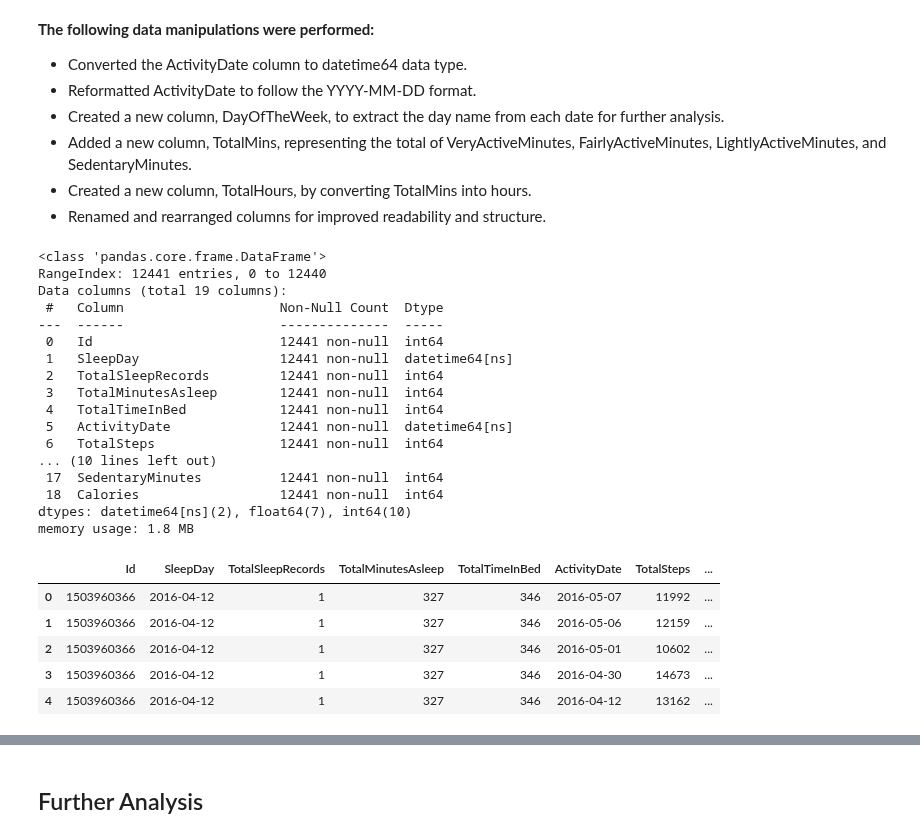
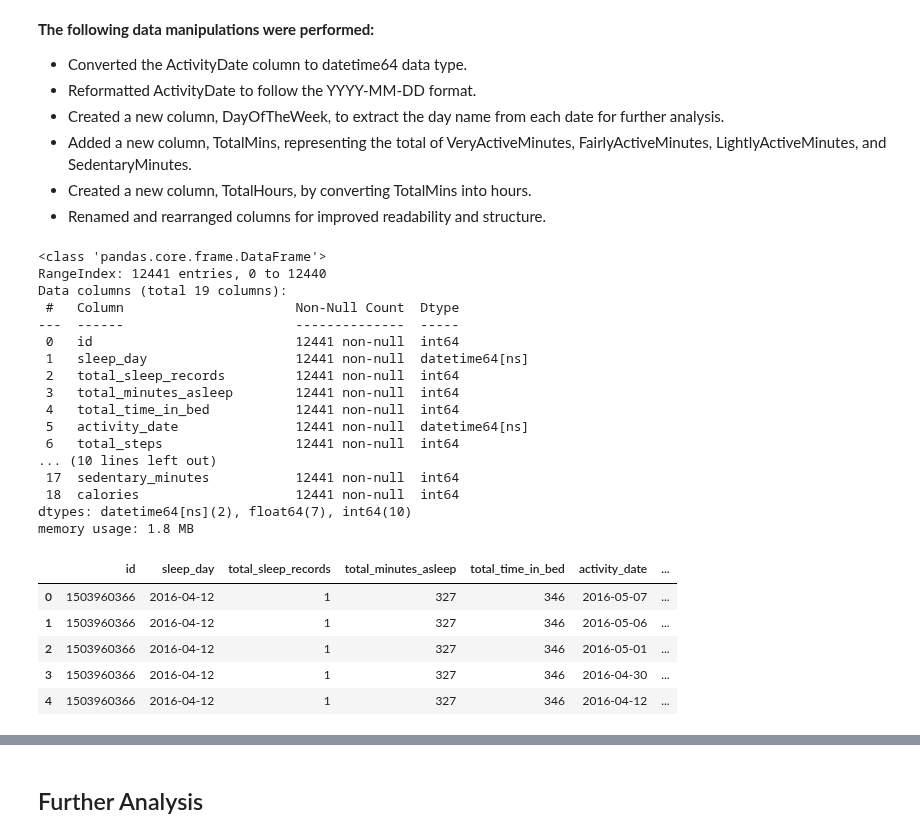
Before and after one commit to SheryllD/Project_SQL_Database, a Jupyter notebook: Data_Wrangling.ipynb, the cells around one changed output, grey strips where cells are left out. Saved outputs shown, nothing was run; the diff lists cells and outputs as text; code cells hidden in the pictures.

```diff
--- a/Data_Wrangling.ipynb
+++ b/Data_Wrangling.ipynb
@@ -181,39 +181,61 @@ There are 93 duplicated rows based on the Id column. However, these duplicates d
 - Added a new column, TotalMins, representing the total of VeryActiveMinutes, FairlyActiveMinutes, LightlyActiveMinutes, and SedentaryMinutes.
 - Created a new column, TotalHours, by converting TotalMins into hours.
 - Renamed and rearranged columns for improved readability and structure.
+# %%
+df = fitbit_df.rename(columns= {
+    'Id': 'id',
+    'SleepDay': 'sleep_day',
+    'TotalSleepRecords': 'total_sleep_records',
+    'TotalMinutesAsleep': 'total_minutes_asleep',
+    'TotalTimeInBed': 'total_time_in_bed',
+    'ActivityDate': 'activity_date',
+    'TotalSteps': 'total_steps',
+    'TotalDistance': 'total_distance',
+    'TrackerDistance': 'tracker_distance',
+    'LoggedActivitiesDistance': 'logged_activities_distance',
+    'VeryActiveDistance': 'very_active_distance',
+    'ModeratelyActiveDistance': 'moderately_active_distance',
+    'LightActiveDistance': 'light_active_distance',
+    'SedentaryActiveDistance': 'sedentary_active_distance',
+    'VeryActiveMinutes': 'very_active_minutes',
+    'FairlyActiveMinutes': 'fairly_active_minutes',
+    'LightlyActiveMinutes': 'lightly_active_minutes',
+    'SedentaryMinutes': 'sedentary_minutes',
+    'Calories': 'calories'
+})
 # %%
 # Converted the ActivityDate column to datetime64 data type and formatted to DD-MM-YY format
-#fitbit_df["ActivityDate"] = pd.to_datetime(fitbit_df["ActivityDate"], format="%d/%m/%Y")
+#df["ActivityDate"] = pd.to_datetime(df["ActivityDate"], format="%d/%m/%Y")
 
 # Converting the ActivityDate column to datatime64 dtype and format to dd-mm-yyyy
 # Note: data might seems off to parse it to EU format, so it will be parsed to US format
-fitbit_df["ActivityDate"] = pd.to_datetime(fitbit_df["ActivityDate"], format="%m/%d/%Y")
+df["activity_date"] = pd.to_datetime(df["activity_date"], format="%m/%d/%Y")
 # %%
 # Converting Sleepday to datetime64
-fitbit_df["SleepDay"] = pd.to_datetime(fitbit_df["SleepDay"])
-fitbit_df.info()
-fitbit_df.head()
+df["sleep_day"] = pd.to_datetime(df["sleep_day"])
+df.info()
+df.head()
 # %% [output]
 <class 'pandas.core.frame.DataFrame'>
 RangeIndex: 12441 entries, 0 to 12440
 Data columns (total 19 columns):
- #   Column                    Non-Null Count  Dtype
----  ------                    --------------  -----
- 0   Id                        12441 non-null  int64
- 1   SleepDay                  12441 non-null  datetime64[ns]
- 2   TotalSleepRecords         12441 non-null  int64
- 3   TotalMinutesAsleep        12441 non-null  int64
- 4   TotalTimeInBed            12441 non-null  int64
- 5   ActivityDate              12441 non-null  datetime64[ns]
- 6   TotalSteps                12441 non-null  int64
+ #   Column                      Non-Null Count  Dtype
+---  ------                      --------------  -----
+ 0   id                          12441 non-null  int64
+ 1   sleep_day                   12441 non-null  datetime64[ns]
+ 2   total_sleep_records         12441 non-null  int64
+ 3   total_minutes_asleep        12441 non-null  int64
+ 4   total_time_in_bed           12441 non-null  int64
+ 5   activity_date               12441 non-null  datetime64[ns]
+ 6   total_steps                 12441 non-null  int64
 ... (10 lines left out)
- 17  SedentaryMinutes          12441 non-null  int64
- 18  Calories                  12441 non-null  int64
+ 17  sedentary_minutes           12441 non-null  int64
+ 18  calories                    12441 non-null  int64
 dtypes: datetime64[ns](2), float64(7), int64(10)
 memory usage: 1.8 MB
-|  | Id | SleepDay | TotalSleepRecords | TotalMinutesAsleep | TotalTimeInBed | ActivityDate | TotalSteps | ... |
-| 0 | 1503960366 | 2016-04-12 | 1 | 327 | 346 | 2016-05-07 | 11992 | ... |
-| 1 | 1503960366 | 2016-04-12 | 1 | 327 | 346 | 2016-05-06 | 12159 | ... |
-| 2 | 1503960366 | 2016-04-12 | 1 | 327 | 346 | 2016-05-01 | 10602 | ... |
-| 3 | 1503960366 | 2016-04-12 | 1 | 327 | 346 | 2016-04-30 | 14673 | ... |
-| 4 | 1503960366 | 2016-04-12 | 1 | 327 | 346 | 2016-04-12 | 13162 | ... |
+|  | id | sleep_day | total_sleep_records | total_minutes_asleep | total_time_in_bed | activity_date | ... |
+| 0 | 1503960366 | 2016-04-12 | 1 | 327 | 346 | 2016-05-07 | ... |
+| 1 | 1503960366 | 2016-04-12 | 1 | 327 | 346 | 2016-05-06 | ... |
+| 2 | 1503960366 | 2016-04-12 | 1 | 327 | 346 | 2016-05-01 | ... |
+| 3 | 1503960366 | 2016-04-12 | 1 | 327 | 346 | 2016-04-30 | ... |
+| 4 | 1503960366 | 2016-04-12 | 1 | 327 | 346 | 2016-04-12 | ... |
```
Also changed, not shown: parts of 24 cells of this notebook, 5 other files.
